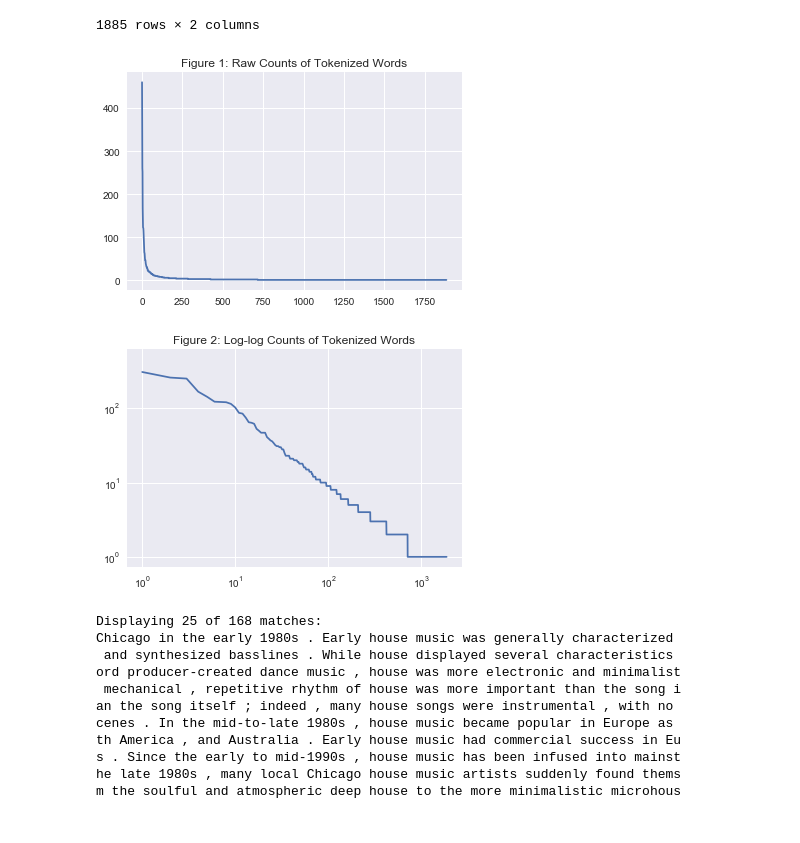
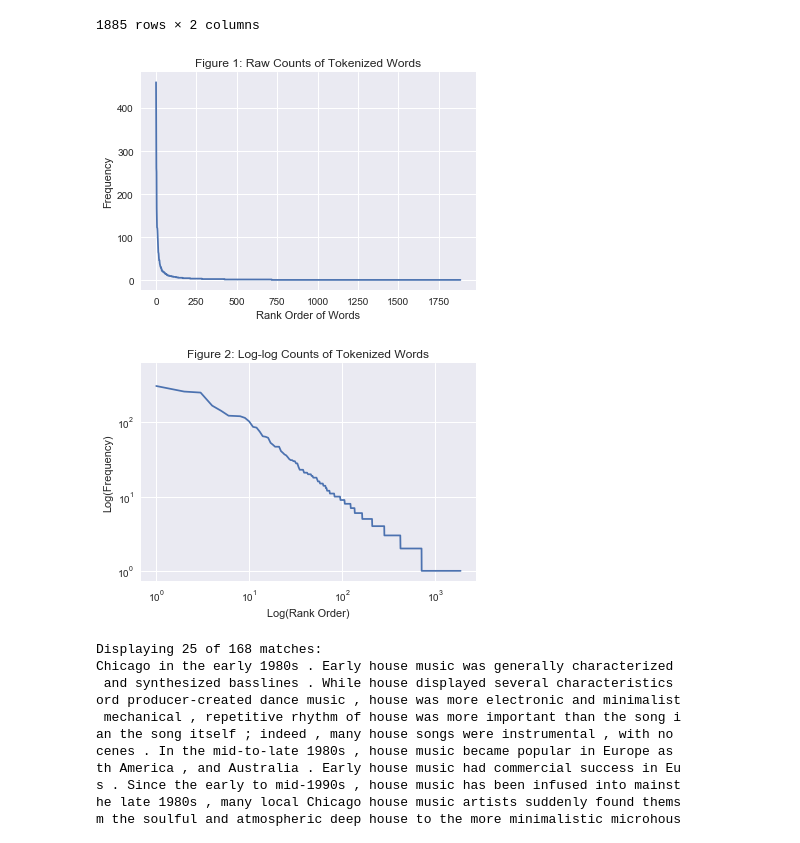
Before and after one commit to xywu-soc/content-analysis-2018, a Jupyter notebook: 2-Corpus-Linguistics/2-Corpus-Linguistics.ipynb, the cells around one changed output. Saved outputs shown, nothing was run; the diff lists cells and outputs as text; code cells hidden in the pictures.

```diff
--- a/2-Corpus-Linguistics/2-Corpus-Linguistics.ipynb
+++ b/2-Corpus-Linguistics/2-Corpus-Linguistics.ipynb
@@ -471,16 +471,7 @@ texts_all = get_clean_text(url, 'p', 'house_music')
 # Tokenize, keep all the original words and punctuations
 hm_tokens = nltk.word_tokenize(texts_all)
 
-# Count words, sort by descending order, and write in a Pandas Dataframe
-hm_words = {}
-for word in hm_tokens:
-    hm_words[word] = hm_words.get(word, 0) + 1
-hm_counts = {'word':[], 'word_count':[]}
-for item in sorted(hm_words, key=hm_words.get, reverse=True):
-    hm_counts['word'].append(item)
-    hm_counts['word_count'].append(hm_words[item])
-hm_df = pandas.DataFrame(hm_counts)
-hm_df
+# Count words, sort by descending order, and write in a Pandas
 # %% [output]
 |  | word | word_count |
 | 0 | , | 460 |
@@ -503,13 +494,15 @@ hm_df
 # %%
 # Create a figure of the raw counts
 fig = plt.figure()
 ax = fig.add_subplot(111)
 plt.plot(range(len(hm_counts['word_count'])), hm_counts['word_count'])
 plt.title('Figure 1: Raw Counts of Tokenized Words')
+plt.xlabel('Rank Order of Words')
+plt.ylabel('Frequency')
 plt.savefig('Figure_1.jpg')
 plt.show()
 # %% [output]
-[figure, old version]
+[figure, new version]
 # %%
 # Create a log-log graph
 fig = plt.figure()
@@ -518,10 +511,12 @@ plt.plot(range(len(hm_counts['word_count'])), hm_counts['word_count'])
 ax.set_yscale('log')
 ax.set_xscale('log')
 plt.title('Figure 2: Log-log Counts of Tokenized Words')
+plt.xlabel('Log(Rank Order)')
+plt.ylabel('Log(Frequency)')
 plt.savefig('Figure_2.jpg')
 plt.show()
 # %% [output]
-[figure, old version]
+[figure, new version]
 # %%
 # Get concordance of word "house"
 hmText = nltk.Text(hm_tokens)
```
Also changed, not shown: parts of 27 cells of this notebook.
